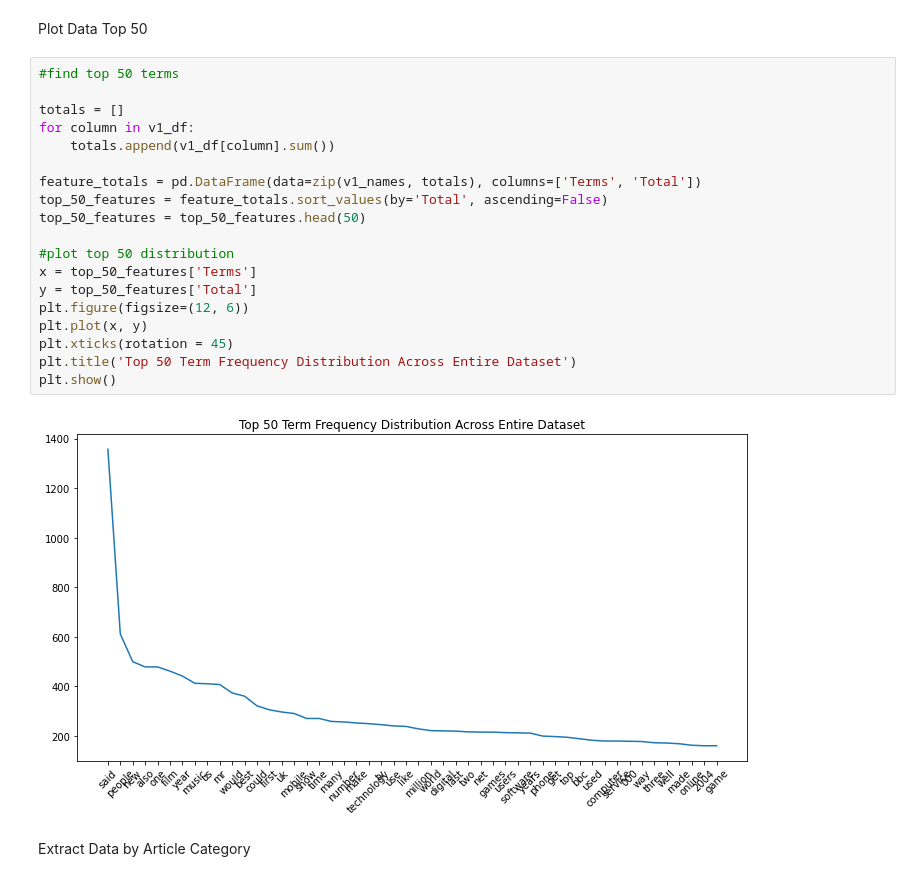
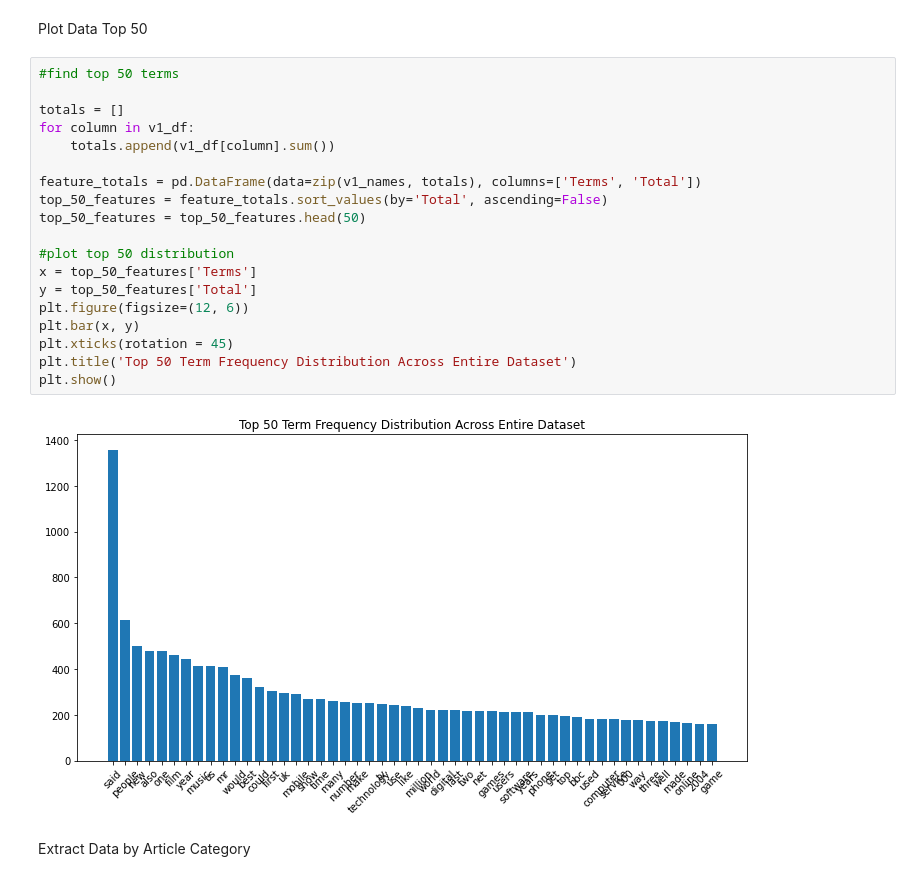
Before and after one commit to waldosingleton/Assignment_3, a Jupyter notebook: Group_1.ipynb, the cells around one changed output. Cells and saved outputs as stored; diff of their text form.

```diff
--- a/Group_1.ipynb
+++ b/Group_1.ipynb
@@ -123,24 +123,24 @@ Plot Data Top 50
 # %%
 #find top 50 terms
 
 totals = []
 for column in v1_df:
     totals.append(v1_df[column].sum())
 
 feature_totals = pd.DataFrame(data=zip(v1_names, totals), columns=['Terms', 'Total'])
 top_50_features = feature_totals.sort_values(by='Total', ascending=False)
 top_50_features = top_50_features.head(50)
 
 #plot top 50 distribution
 x = top_50_features['Terms']
 y = top_50_features['Total']
 plt.figure(figsize=(12, 6))
-plt.plot(x, y)
+plt.bar(x, y)
 plt.xticks(rotation = 45)
 plt.title('Top 50 Term Frequency Distribution Across Entire Dataset')
 plt.show()
 # %% [output]
-[figure, old version]
+[figure, new version]
 # %% [markdown]
 Extract Data by Article Category
 # %%
```
Also changed, not shown: parts of 8 cells of this notebook.
